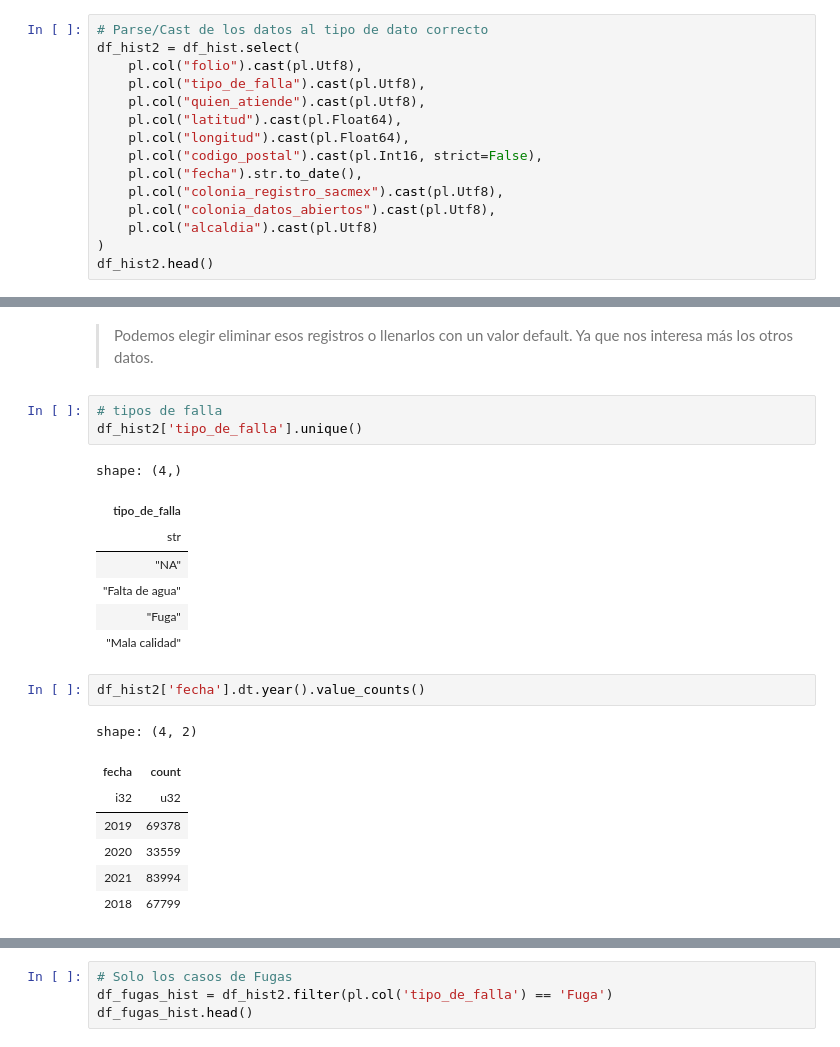
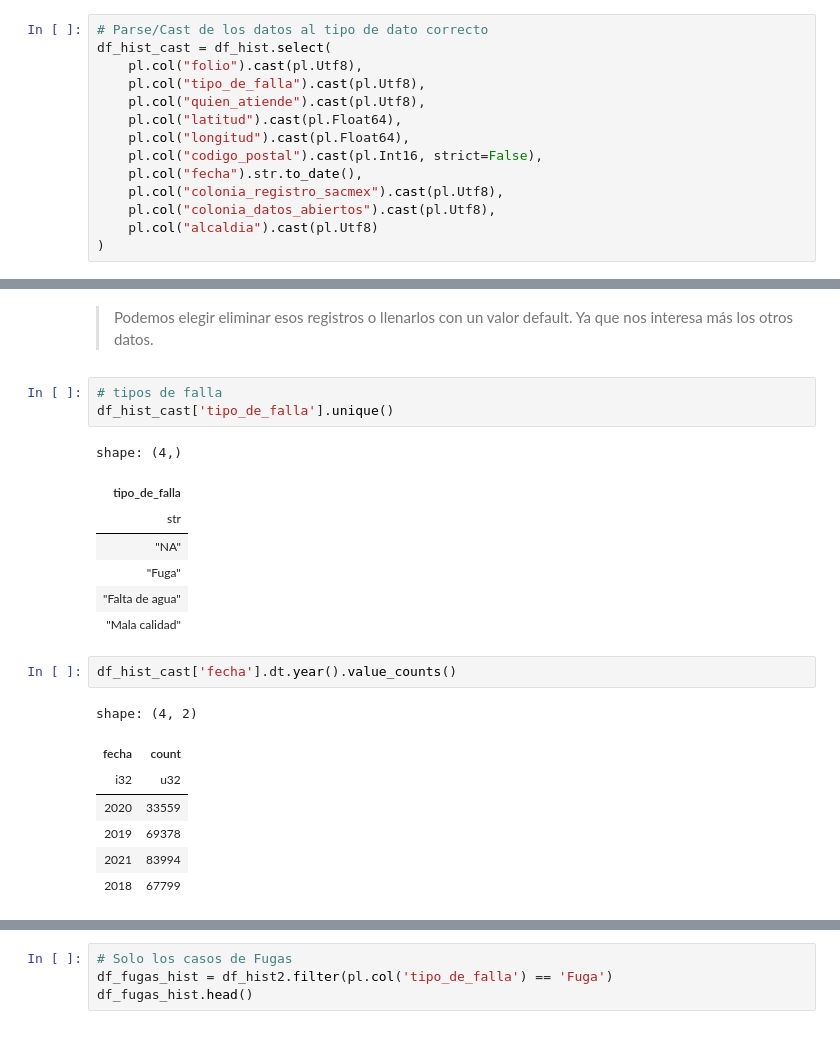
Before and after one commit to kiramishima/fugas-de-agua-cdmx, a Jupyter notebook: Notebooks/analisis-exploratorio-historico.ipynb, the cells around one changed output, grey strips where cells are left out. Drawn from its saved outputs; the diff is of its cells as text.

```diff
--- a/Notebooks/analisis-exploratorio-historico.ipynb
+++ b/Notebooks/analisis-exploratorio-historico.ipynb
@@ -28,6 +79,6 @@ print(df_hist.dtypes)
 # %%
 # Parse/Cast de los datos al tipo de dato correcto
-df_hist2 = df_hist.select(
+df_hist_cast = df_hist.select(
     pl.col("folio").cast(pl.Utf8),
     pl.col("tipo_de_falla").cast(pl.Utf8),
     pl.col("quien_atiende").cast(pl.Utf8),
@@ -39,4 +90,3 @@ df_hist2 = df_hist.select(
     pl.col("colonia_datos_abiertos").cast(pl.Utf8),
     pl.col("alcaldia").cast(pl.Utf8)
 )
-df_hist2.head()
@@ -67,23 +146,23 @@ shape: (1, 1)
 > Podemos elegir eliminar esos registros o llenarlos con un valor default. Ya que nos interesa más los otros datos.
 # %%
 # tipos de falla
-df_hist2['tipo_de_falla'].unique()
+df_hist_cast['tipo_de_falla'].unique()
 # %% [output]
 shape: (4,)
 | tipo_de_falla |
 | str |
 | "NA" |
+| "Fuga" |
 | "Falta de agua" |
-| "Fuga" |
 | "Mala calidad" |
 # %%
-df_hist2['fecha'].dt.year().value_counts()
+df_hist_cast['fecha'].dt.year().value_counts()
 # %% [output]
 shape: (4, 2)
 | fecha | count |
 | i32 | u32 |
+| 2020 | 33559 |
 | 2019 | 69378 |
-| 2020 | 33559 |
 | 2021 | 83994 |
 | 2018 | 67799 |
 # %%
```
Also changed, not shown: parts of 19 cells of this notebook, 9 other files.
